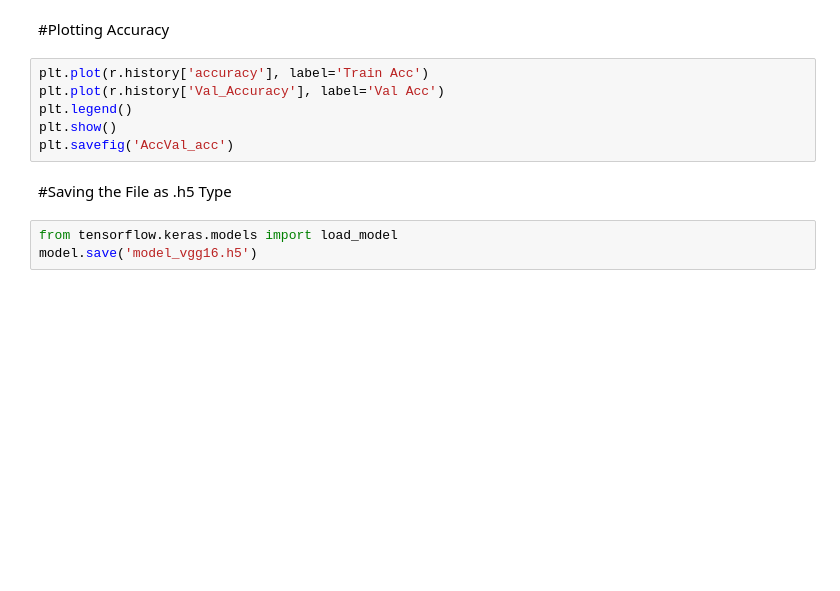
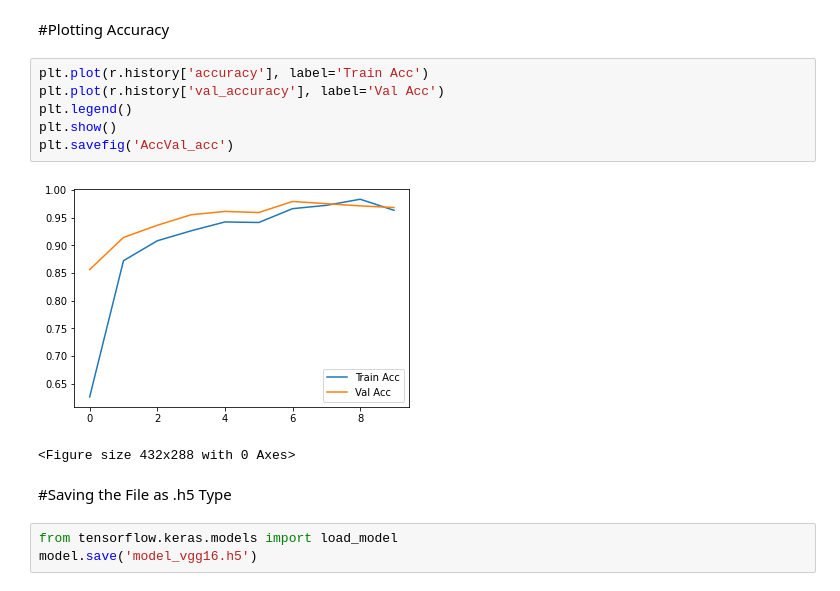
Before and after one commit to artificialcoder02/Vgg16_Image_Classifier, a Jupyter notebook: vgg16_Classifier.ipynb, the cells around one changed output. Cells and saved outputs as stored; diff of their text form; blank space fills up the shorter version.

```diff
--- a/vgg16_Classifier.ipynb
+++ b/vgg16_Classifier.ipynb
@@ -250,10 +262,13 @@ plt.savefig('LossVal_loss')
 #Plotting Accuracy
 # %%
 plt.plot(r.history['accuracy'], label='Train Acc')
-plt.plot(r.history['Val_Accuracy'], label='Val Acc')
+plt.plot(r.history['val_accuracy'], label='Val Acc')
 plt.legend()
 plt.show()
 plt.savefig('AccVal_acc')
+# %% [output]
+[figure, added]
+<Figure size 432x288 with 0 Axes>
 # %% [markdown]
 #Saving the File as .h5 Type
 # %%
```
Also changed, not shown: parts of 14 cells of this notebook.
